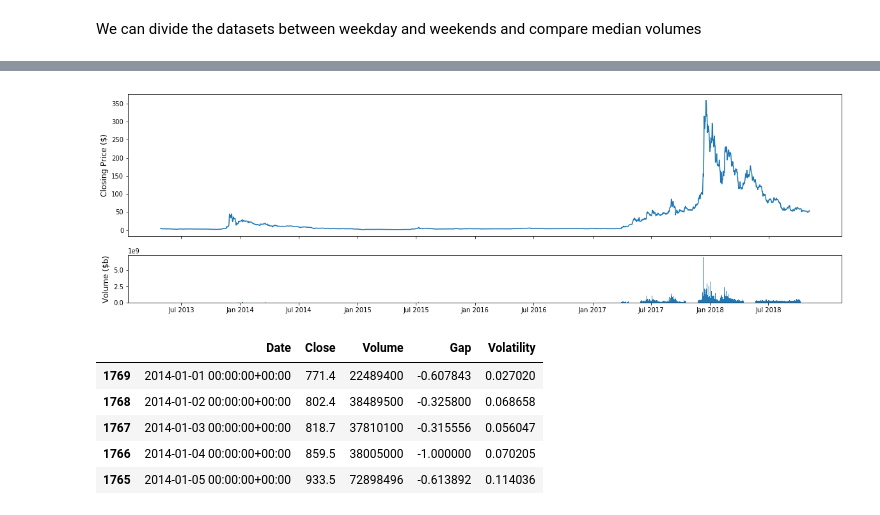
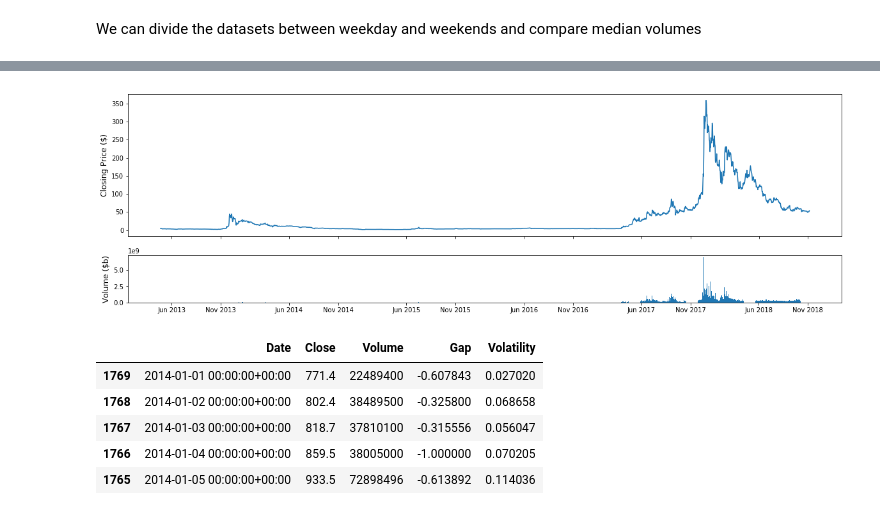
Before and after one commit to laurogripa/notebooks, a Jupyter notebook: crypto/notebooks/using_our_datasets.ipynb, the cells around one changed output, grey strips where cells are left out. Drawn from its saved outputs; the diff is of its cells as text; code cells hidden in the pictures.

```diff
--- a/crypto/notebooks/using_our_datasets.ipynb
+++ b/crypto/notebooks/using_our_datasets.ipynb
@@ -86,21 +92,20 @@ plt.show()
 # %%
 fig, (ax1, ax2) = plt.subplots(2,1, gridspec_kw = {'height_ratios':[3, 1]})
 
 ax1.set_ylabel('Closing Price ($)', fontsize=12)
-ax1.set_xticks([datetime.date(i,j,1) for i in range(2013,2019) for j in [1,7]])
+ax1.set_xticks([datetime.date(i,j,1) for i in range(2013,2019) for j in [6,11]])
 ax1.set_xticklabels('')
 
 ax2.set_ylabel('Volume ($b)', fontsize=12)
-ax2.set_xticks([datetime.date(i,j,1) for i in range(2013,2019) for j in [1,7]])
-ax2.set_xticklabels([datetime.date(i,j,1).strftime('%b %Y')  for i in range(2013,2019) for j in [1,7]])
+ax2.set_xticks([datetime.date(i,j,1) for i in range(2013,2019) for j in [6,11]])
+ax2.set_xticklabels([datetime.date(i,j,1).strftime('%b %Y')  for i in range(2013,2019) for j in [6,11]])
 
 ax1.plot(litecoin['Date'].astype(datetime.datetime),litecoin['Open'])
 ax2.bar(litecoin['Date'].astype(datetime.datetime).values, litecoin['Volume'].values)
 
-plt.rcParams['figure.figsize'] = (20, 6)
 plt.show()
 # %% [output]
-[figure, old version]
+[figure, new version]
 # %%
 kwargs = {
     'Gap': lambda x: 2*(x['High']-x['Close'])/(x['High']-x['Low'])-1,
```
Also changed, not shown: parts of 15 cells of this notebook.
